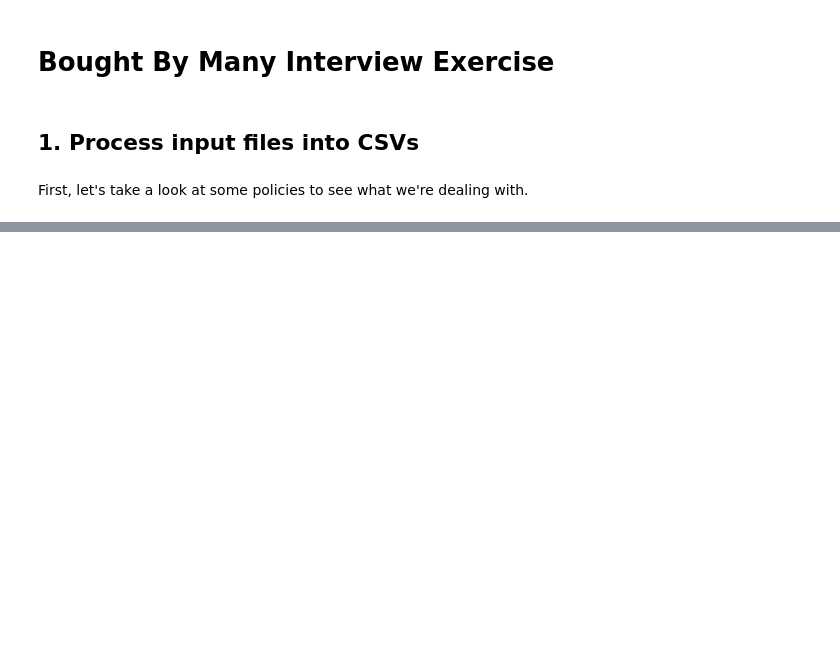
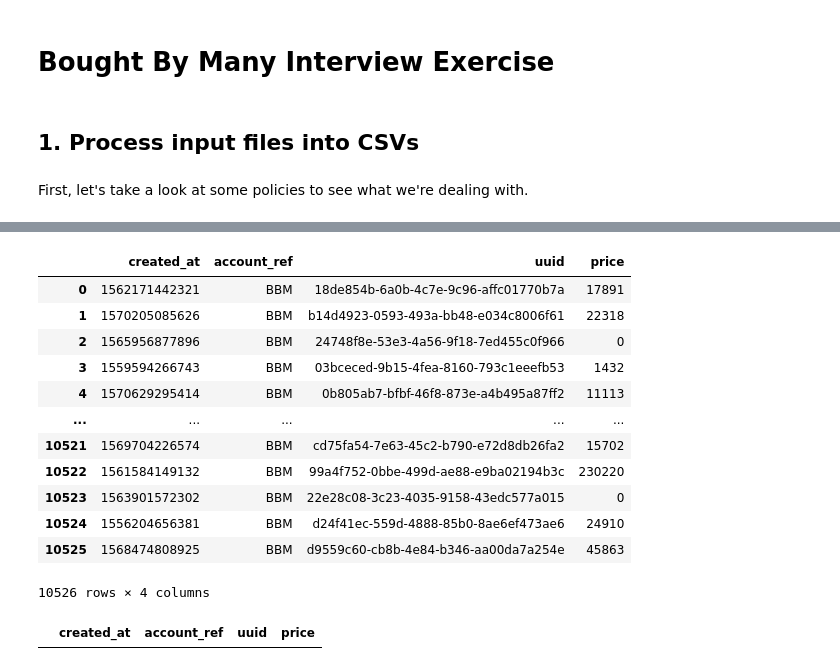
Before and after one commit to jsmithdataanalytics/BBM, a Jupyter notebook: solution.ipynb, the cells around one changed output, grey strips where cells are left out. Cells and saved outputs as stored; diff of their text form; code cells hidden in the pictures; blank space fills up the shorter version.

```diff
--- a/solution.ipynb
+++ b/solution.ipynb
@@ -45,0 +63,63 @@ We see a lot of information, including details of:
+# %%
+def select(dictionary, keys) -> dict:
+    '''Filters a dictionary down to only the desired keys'''
+
+    return {key: value for key, value in dictionary.items() if key in keys}
+# %%
+policies, pets, mapping = [], [], []
+
+# read each policy file one by one and extract relevant data
+for filename in os.listdir(data_folder):
+    policy = read_policy(f'{data_folder}/{filename}')
+    policy_id = policy.get('uuid')
+
+    # calculate total price of products included in policy
+    price = 0
+
+    if 'products' in policy:
+
+        for product in policy['products']:
+            price += product['price']['annual']['amount']
+
+    # extract relevant policy fields
+    simple_policy = select(policy, {'uuid', 'account_ref', 'created_at'})
+    simple_policy['price'] = price
+    policies.append(simple_policy)
+
+    # extract pets covered in policy
+    if 'data' in policy and 'insured_entities' in policy['data']:
+        covered_pets = policy['data']['insured_entities']
+
+        for pet in covered_pets:
+            pet_id = pet.get('uuid')
+            # extract relevant pet fields
+            pets.append(select(pet, {'uuid', 'species', 'breed'}))
+
+            # if unique identifiers have been assigned as they should be...
+            if policy_id and pet_id:
+                # relate the policy to the pet in our many-to-many mapping table
+                mapping.append({'policy_id': policy_id, 'pet_id': pet_id})
+
+policies = pd.DataFrame(policies)
+pets = pd.DataFrame(pets)
+mapping = pd.DataFrame(mapping)
+# %%
+policies
+# %% [output]
+|  | created_at | account_ref | uuid | price |
+| 0 | 1562171442321 | BBM | 18de854b-6a0b-4c7e-9c96-affc01770b7a | 17891 |
+| 1 | 1570205085626 | BBM | b14d4923-0593-493a-bb48-e034c8006f61 | 22318 |
+| 2 | 1565956877896 | BBM | 24748f8e-53e3-4a56-9f18-7ed455c0f966 | 0 |
+| 3 | 1559594266743 | BBM | 03bceced-9b15-4fea-8160-793c1eeefb53 | 1432 |
+| 4 | 1570629295414 | BBM | 0b805ab7-bfbf-46f8-873e-a4b495a87ff2 | 11113 |
+| ... | ... | ... | ... | ... |
+| 10521 | 1569704226574 | BBM | cd75fa54-7e63-45c2-b790-e72d8db26fa2 | 15702 |
+| 10522 | 1561584149132 | BBM | 99a4f752-0bbe-499d-ae88-e9ba02194b3c | 230220 |
+| 10523 | 1563901572302 | BBM | 22e28c08-3c23-4035-9158-43edc577a015 | 0 |
+| 10524 | 1556204656381 | BBM | d24f41ec-559d-4888-85b0-8ae6ef473ae6 | 24910 |
+| 10525 | 1568474808925 | BBM | d9559c60-cb8b-4e84-b346-aa00da7a254e | 45863 |
+10526 rows × 4 columns
+# %%
+policies[policies.uuid.isnull()]
+# %% [output]
+|  | created_at | account_ref | uuid | price |
```
Also changed, not shown: parts of 17 cells of this notebook.
